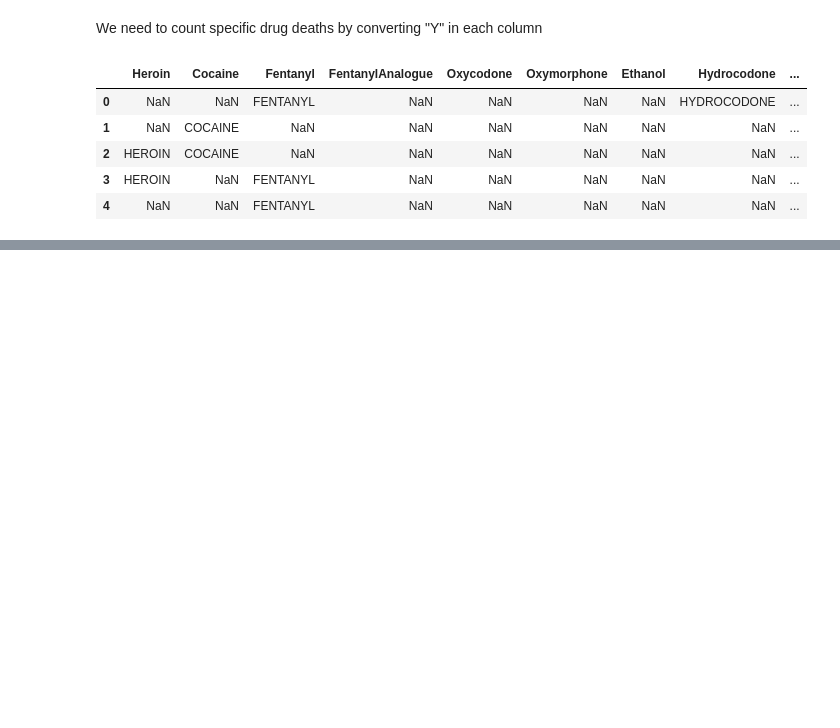
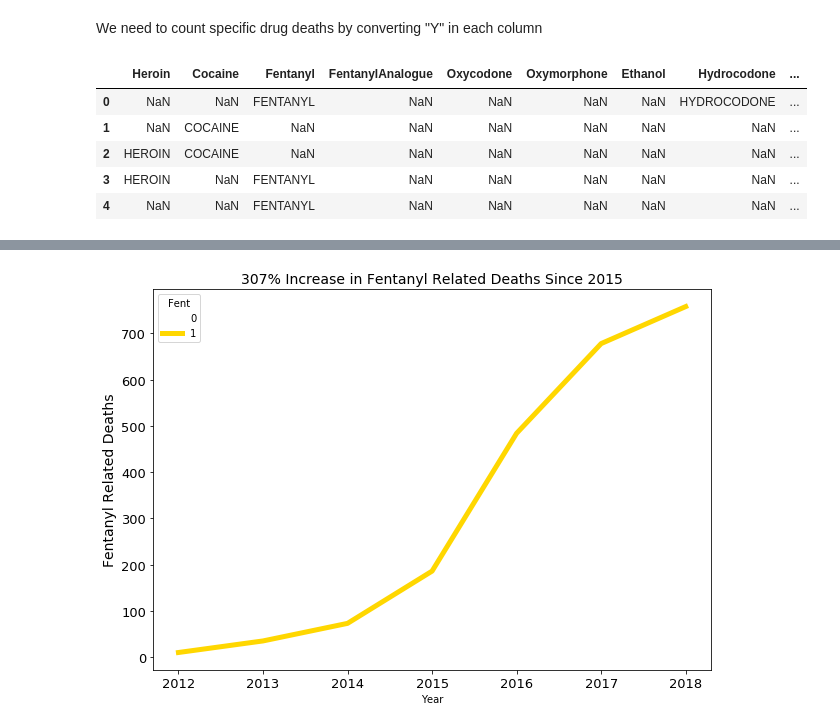
Before and after one commit to YMandCL/CT-Drug-Related-Deaths-2012-2018, a Jupyter notebook: CT Drug Overdoses 2012-2018.ipynb, the cells around one changed output, grey strips where cells are left out. Saved outputs shown, nothing was run; the diff lists cells and outputs as text; code cells hidden in the pictures; blank space fills up the shorter version.

```diff
--- a/CT Drug Overdoses 2012-2018.ipynb
+++ b/CT Drug Overdoses 2012-2018.ipynb
@@ -162,0 +246,2 @@ Name: drugs_used, Length: 849, dtype: int64
+# %%
+od['Fent'] = od['COD'].str.contains('fent', case=False).astype(int)
@@ -162,0 +268,12 @@ Name: drugs_used, Length: 849, dtype: int64
+# %%
+# Add more Date columns
+date_new = pd.to_datetime(od['Date'])
+od.insert(loc=2, column='new_date', value=date_new)
+od.insert(loc=3, column='Year', value=od['new_date'].dt.year)
+od.insert(loc=4, column='Month', value=od['new_date'].dt.month)
+months={1:'Jan',2:'Feb',3:'Mar',4:'Apr',5:'May',6:'Jun',7:'Jul',8:'Aug',9:'Sep',10:'Oct',11:'Nov',12:'Dec'}
+od['Month'] = od['Month'].apply(lambda x: months[x])
+
+od.insert(loc=5,column='day_of_week',value=od['new_date'].dt.dayofweek)
+days = {0:'Mon',1:'Tue',2:'Wed',3:'Thur',4:'Fri',5:'Sat',6:'Sun'}
+od['day_of_week'] = od['day_of_week'].apply(lambda x: days[x])
@@ -162,0 +282,4 @@ Name: drugs_used, Length: 849, dtype: int64
+# %%
+# Pivot Table
+fent_death = od.pivot_table('Age', index='Year', columns = 'Fent', aggfunc='count');
+fent_death
@@ -162,0 +296,7 @@ Name: drugs_used, Length: 849, dtype: int64
+# %%
+fent_death.plot(kind='line', figsize = (10,7), fontsize = 13, color = ['white', 'gold'], linewidth=5)
+plt.ylabel('Fentanyl Related Deaths', fontsize = 14)
+plt.title('307% Increase in Fentanyl Related Deaths Since 2015', fontsize=14)
+plt.show()
+# %% [output]
+[figure, added]
```
Also changed, not shown: parts of 16 cells of this notebook.
